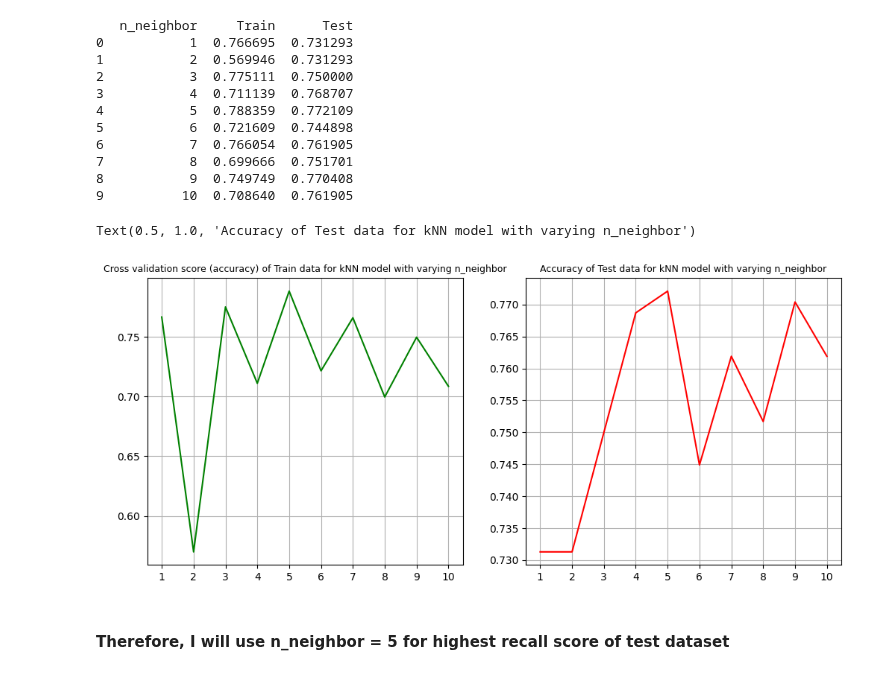
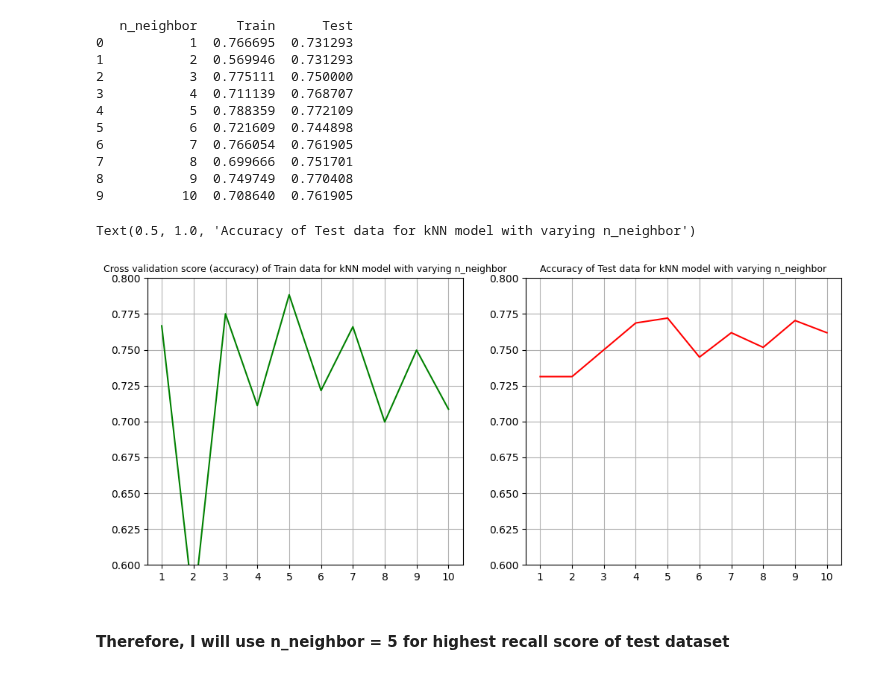
Before and after one commit to ProfessionalSalmon/Heart_Attack_Classification_Model, a Jupyter notebook: heart_attack.ipynb, the cells around one changed output. Cells and saved outputs as stored; diff of their text form; code cells hidden in the pictures.

```diff
--- a/heart_attack.ipynb
+++ b/heart_attack.ipynb
@@ -231,13 +231,14 @@ Cross Validation score for Logistic Regression: [0.8372093  0.88095238 0.8095238
 Mean Cross Validation score for Logistic Regression: 0.8436
 # %%
 # Confusion Matrix
+best_log.fit(X_train2, y_train)
 y_pred_log = best_log.predict(X_test2)
 
-best_log_con = confusion_matrix(y_test, y_pred_log)
-best_log_con = pd.DataFrame(best_log_con,
+log_con = confusion_matrix(y_test, y_pred_log)
+log_con = pd.DataFrame(log_con,
                      index=['True Negative', 'True Positive'],
                      columns=['Predicted Negative', 'Predicted Positive'])
-best_log_con
+log_con
 # %% [output]
 |  | Predicted Negative | Predicted Positive |
 | True Negative | 29 | 13 |
@@ -262,7 +263,7 @@ weighted avg       0.84      0.82      0.82        91
 # %%
 n_index = list(range(1,11))
 cv_score_knn = [] # cross validation score for train dataset
-test = [] # accuracy score for test dataset
+test_knn = [] # accuracy score for test dataset
 n = [1, 2, 3, 4, 5, 6, 7, 8, 9, 10]
 
 for i in list(range(1,11)):
@@ -274,12 +275,12 @@ for i in list(range(1,11)):
 
     # test
     y_pred = knn.predict(X_test3)
-    test.append(recall_score(y_test, y_pred, average = 'macro'))
+    test_knn.append(recall_score(y_test, y_pred, average = 'macro'))
 
 print(pd.DataFrame({
     'n_neighbor': n,
     'Train': cv_score_knn,
-    'Test': test}))
+    'Test': test_knn}))
 # %% [output]
    n_neighbor     Train      Test
 0           1  0.766695  0.731293
@@ -295,20 +296,22 @@ print(pd.DataFrame({
 # %%
 plt.figure(figsize=(12,5))
 
 plt.subplot(1, 2, 1)
 plt.plot(n_index, cv_score_knn, color = 'green')
 plt.xticks(n)
+plt.ylim([0.6, 0.8])
 plt.grid()
 plt.title('Cross validation score (accuracy) of Train data for kNN model with varying n_neighbor', fontsize = 9)
 
 plt.subplot(1, 2, 2)
-plt.plot(n_index, test, color = 'red')
+plt.plot(n_index, test_knn, color = 'red')
+plt.ylim([0.6, 0.8])
 plt.xticks(n)
 plt.grid()
 plt.title('Accuracy of Test data for kNN model with varying n_neighbor', fontsize = 9)
 # %% [output]
 Text(0.5, 1.0, 'Accuracy of Test data for kNN model with varying n_neighbor')
-[figure, old version]
+[figure, new version]
 # %% [markdown]
 #### Therefore, I will use **n_neighbor = 5** for highest recall score of test dataset
 # %%
```
Also changed, not shown: parts of 4 cells of this notebook.
